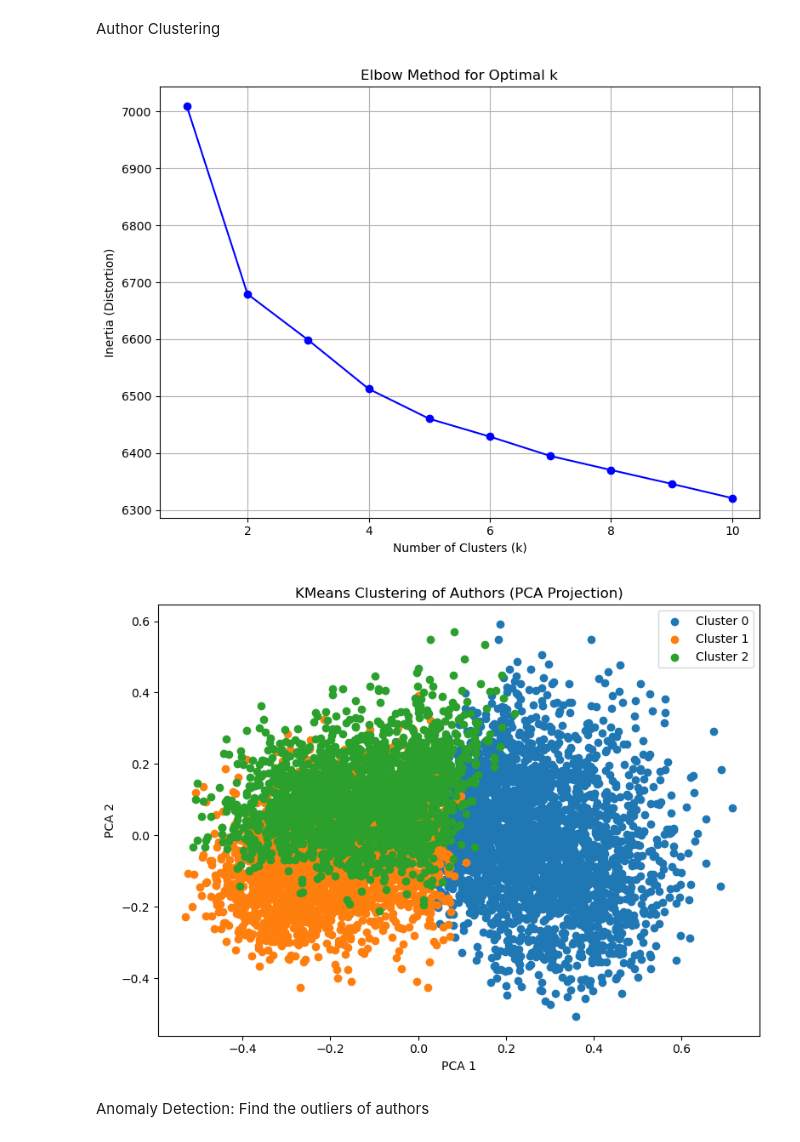
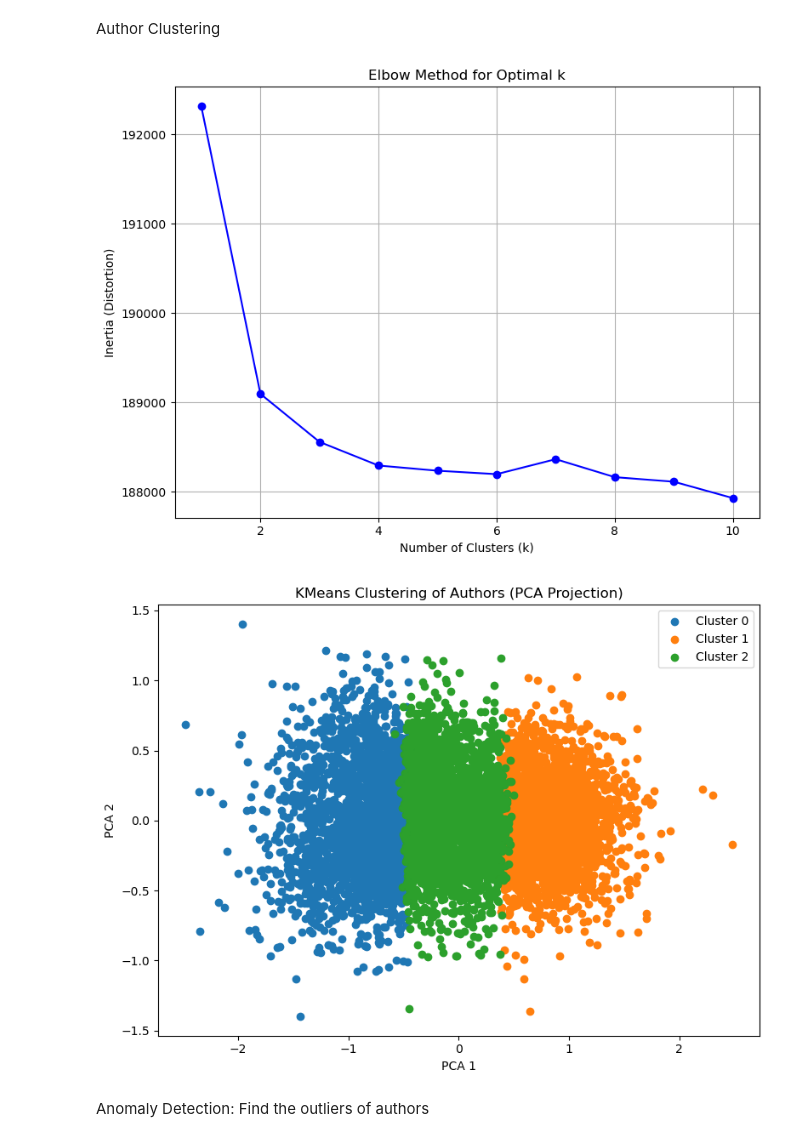
Before and after one commit to inigopm/sdm_knowledge_graphs, a Jupyter notebook: C/C4_ExploitingKGE.ipynb, the cells around one changed output. Cells and saved outputs as stored; diff of their text form; code cells hidden in the pictures.

Commit message:
rerun exploitation KGE with best model

```diff
--- a/C/C4_ExploitingKGE.ipynb
+++ b/C/C4_ExploitingKGE.ipynb
@@ -17,7 +17,7 @@ from sklearn.metrics import confusion_matrix
 from sklearn.manifold import TSNE
 import matplotlib.pyplot as plt
 # %%
-model_dir = Path('C3_experiments/TransE_d128_n1')  # <-- choose the model folder
+model_dir = Path('C3_experiments/RotatE_d256_n5')  # <-- choose the model folder
 model = torch.load(model_dir / 'trained_model.pkl', weights_only=False)
 tf = TriplesFactory.from_path_binary(model_dir / 'training_triples')
 
@@ -28,6 +28,8 @@ id2ent = {v: k for k, v in ent2id.items()}
 author_ids = [idx for ent, idx in ent2id.items() if isinstance(ent, str) and 'author' in ent]
 author_labels = [id2ent[idx] for idx in author_ids]
 author_vectors = entity_emb[author_ids]
+author_vectors_np = author_vectors.detach().cpu().numpy() if hasattr(author_vectors, 'detach') else np.array(author_vectors)
+author_vectors_real = np.concatenate([author_vectors_np.real, author_vectors_np.imag], axis=1)
 # %% [markdown]
 Author Clustering
 # %%
@@ -35,7 +37,7 @@ inertias = []
 k_range = range(1, 11)
 for k in k_range:
     kmeans = KMeans(n_clusters=k, random_state=0)
-    kmeans.fit(author_vectors)
+    kmeans.fit(author_vectors_real)
     inertias.append(kmeans.inertia_)
 # %%
 plt.figure(figsize=(8, 6))
@@ -48,28 +50,28 @@ plt.tight_layout()
 plt.savefig('elbow_plot.png')
 plt.show()
 # %% [output]
-[figure, old version]
+[figure, new version]
 # %%
 n_clusters = 3
 kmeans = KMeans(n_clusters=n_clusters, random_state=0)
-cluster_labels = kmeans.fit_predict(author_vectors)
+cluster_labels = kmeans.fit_predict(author_vectors_real)
 pca = PCA(n_components=2)
-reduced = pca.fit_transform(author_vectors)
+reduced = pca.fit_transform(author_vectors_real)
 
 plt.figure(figsize=(8, 6))
 for i in range(n_clusters):
     plt.scatter(reduced[cluster_labels == i, 0],
                 reduced[cluster_labels == i, 1],
                 label=f'Cluster {i}')
 plt.title('KMeans Clustering of Authors (PCA Projection)')
 plt.xlabel('PCA 1')
 plt.ylabel('PCA 2')
 plt.legend()
 plt.tight_layout()
 plt.savefig('author_clusters.png')
 plt.show()
 # %% [output]
-[figure, old version]
+[figure, new version]
 # %% [markdown]
 Anomaly Detection: Find the outliers of authors
 # %%
```
Also changed, not shown: parts of 2 cells of this notebook, 3 other files.
